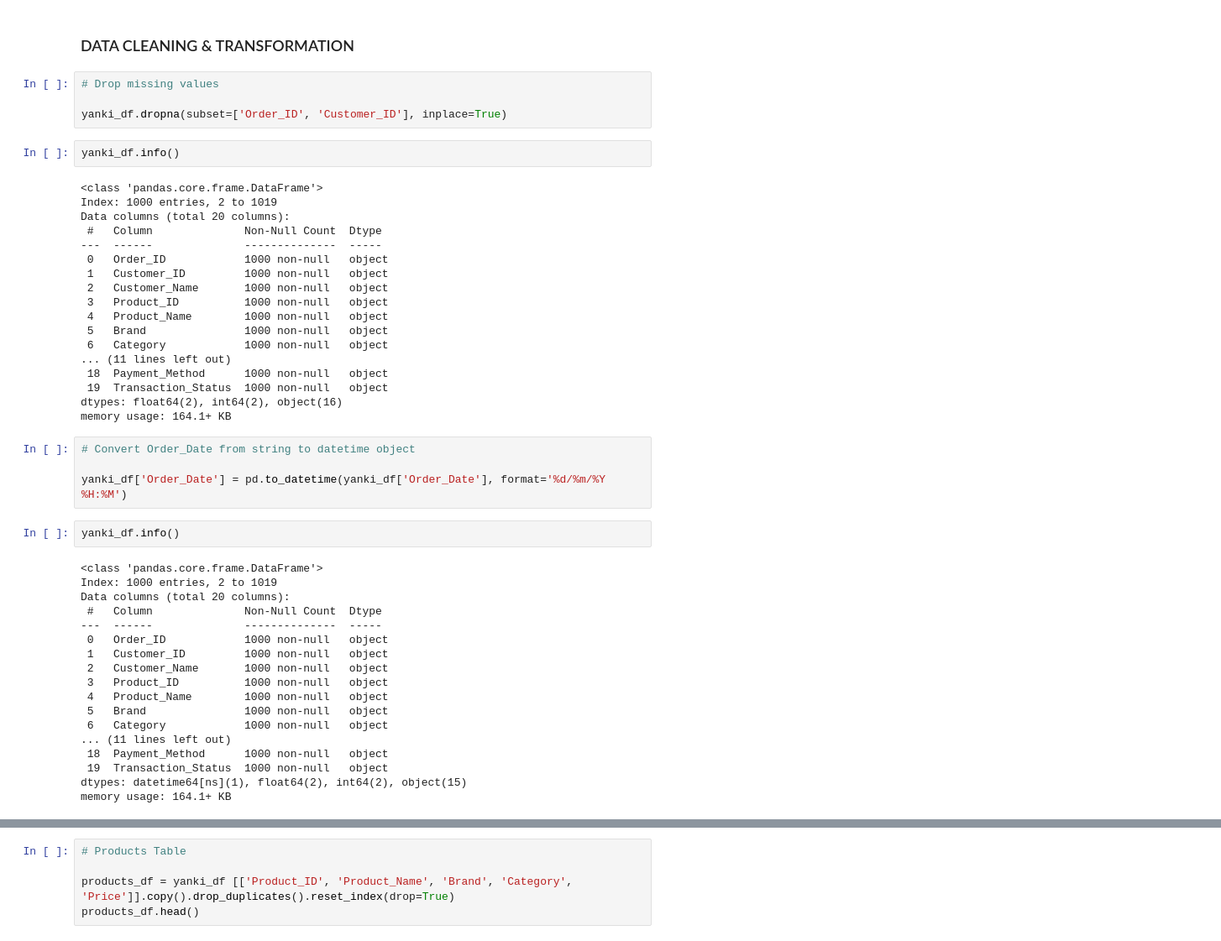
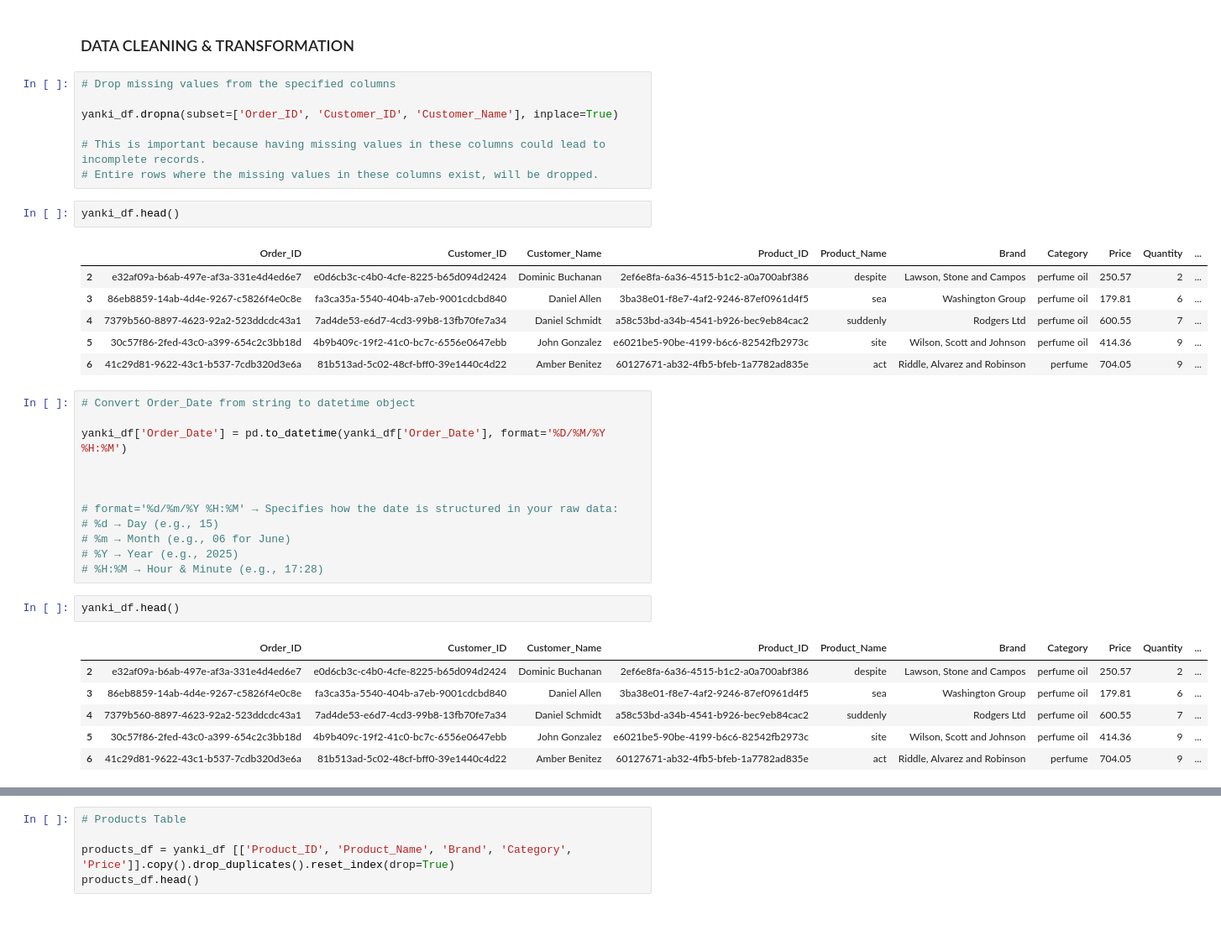
Before and after one commit to chiefnarx/Yanki_Ecommerce, a Jupyter notebook: yanki_etl.ipynb, the cells around one changed output, grey strips where cells are left out. Shown at 84% size. Saved outputs shown, nothing was run; the diff lists cells and outputs as text; blank space fills up the shorter version.

```diff
--- a/yanki_etl.ipynb
+++ b/yanki_etl.ipynb
@@ -47,51 +47,40 @@ Index(['Order_ID', 'Customer_ID', 'Customer_Name', 'Product_ID',
       dtype='object')
 # %% [markdown]
 ### DATA CLEANING & TRANSFORMATION
-# %%
-# Drop missing values
-
-yanki_df.dropna(subset=['Order_ID', 'Customer_ID'], inplace=True)
+# %%
+# Drop missing values from the specified columns
+
+yanki_df.dropna(subset=['Order_ID', 'Customer_ID', 'Customer_Name'], inplace=True)
+
+# This is important because having missing values in these columns could lead to incomplete records.
+# Entire rows where the missing values in these columns exist, will be dropped.
 # %%
-yanki_df.info()
+yanki_df.head()
 # %% [output]
-<class 'pandas.core.frame.DataFrame'>
-Index: 1000 entries, 2 to 1019
-Data columns (total 20 columns):
- #   Column              Non-Null Count  Dtype
----  ------              --------------  -----
- 0   Order_ID            1000 non-null   object
- 1   Customer_ID         1000 non-null   object
- 2   Customer_Name       1000 non-null   object
- 3   Product_ID          1000 non-null   object
- 4   Product_Name        1000 non-null   object
- 5   Brand               1000 non-null   object
- 6   Category            1000 non-null   object
-... (11 lines left out)
- 18  Payment_Method      1000 non-null   object
- 19  Transaction_Status  1000 non-null   object
-dtypes: float64(2), int64(2), object(16)
-memory usage: 164.1+ KB
+|  | Order_ID | Customer_ID | Customer_Name | Product_ID | Product_Name | Brand | Category | Price | Quantity | ... |
+| 2 | e32af09a-b6ab-497e-af3a-331e4d4ed6e7 | e0d6cb3c-c4b0-4cfe-8225-b65d094d2424 | Dominic Buchanan | 2ef6e8fa-6a36-4515-b1c2-a0a700abf386 | despite | Lawson, Stone and Campos | perfume oil | 250.57 | 2 | ... |
+| 3 | 86eb8859-14ab-4d4e-9267-c5826f4e0c8e | fa3ca35a-5540-404b-a7eb-9001cdcbd840 | Daniel Allen | 3ba38e01-f8e7-4af2-9246-87ef0961d4f5 | sea | Washington Group | perfume oil | 179.81 | 6 | ... |
+| 4 | 7379b560-8897-4623-92a2-523ddcdc43a1 | 7ad4de53-e6d7-4cd3-99b8-13fb70fe7a34 | Daniel Schmidt | a58c53bd-a34b-4541-b926-bec9eb84cac2 | suddenly | Rodgers Ltd | perfume oil | 600.55 | 7 | ... |
+| 5 | 30c57f86-2fed-43c0-a399-654c2c3bb18d | 4b9b409c-19f2-41c0-bc7c-6556e0647ebb | John Gonzalez | e6021be5-90be-4199-b6c6-82542fb2973c | site | Wilson, Scott and Johnson | perfume oil | 414.36 | 9 | ... |
+| 6 | 41c29d81-9622-43c1-b537-7cdb320d3e6a | 81b513ad-5c02-48cf-bff0-39e1440c4d22 | Amber Benitez | 60127671-ab32-4fb5-bfeb-1a7782ad835e | act | Riddle, Alvarez and Robinson | perfume | 704.05 | 9 | ... |
 # %%
 # Convert Order_Date from string to datetime object
 
-yanki_df['Order_Date'] = pd.to_datetime(yanki_df['Order_Date'], format='%d/%m/%Y %H:%M')
+yanki_df['Order_Date'] = pd.to_datetime(yanki_df['Order_Date'], format='%D/%M/%Y %H:%M')
+
+
+
+# format='%d/%m/%Y %H:%M' → Specifies how the date is structured in your raw data:
+# %d → Day (e.g., 15)
+# %m → Month (e.g., 06 for June)
+# %Y → Year (e.g., 2025)
+# %H:%M → Hour & Minute (e.g., 17:28)
 # %%
-yanki_df.info()
+yanki_df.head()
 # %% [output]
-<class 'pandas.core.frame.DataFrame'>
-Index: 1000 entries, 2 to 1019
-Data columns (total 20 columns):
- #   Column              Non-Null Count  Dtype
----  ------              --------------  -----
- 0   Order_ID            1000 non-null   object
- 1   Customer_ID         1000 non-null   object
- 2   Customer_Name       1000 non-null   object
- 3   Product_ID          1000 non-null   object
- 4   Product_Name        1000 non-null   object
- 5   Brand               1000 non-null   object
- 6   Category            1000 non-null   object
-... (11 lines left out)
- 18  Payment_Method      1000 non-null   object
- 19  Transaction_Status  1000 non-null   object
-dtypes: datetime64[ns](1), float64(2), int64(2), object(15)
-memory usage: 164.1+ KB
+|  | Order_ID | Customer_ID | Customer_Name | Product_ID | Product_Name | Brand | Category | Price | Quantity | ... |
+| 2 | e32af09a-b6ab-497e-af3a-331e4d4ed6e7 | e0d6cb3c-c4b0-4cfe-8225-b65d094d2424 | Dominic Buchanan | 2ef6e8fa-6a36-4515-b1c2-a0a700abf386 | despite | Lawson, Stone and Campos | perfume oil | 250.57 | 2 | ... |
+| 3 | 86eb8859-14ab-4d4e-9267-c5826f4e0c8e | fa3ca35a-5540-404b-a7eb-9001cdcbd840 | Daniel Allen | 3ba38e01-f8e7-4af2-9246-87ef0961d4f5 | sea | Washington Group | perfume oil | 179.81 | 6 | ... |
+| 4 | 7379b560-8897-4623-92a2-523ddcdc43a1 | 7ad4de53-e6d7-4cd3-99b8-13fb70fe7a34 | Daniel Schmidt | a58c53bd-a34b-4541-b926-bec9eb84cac2 | suddenly | Rodgers Ltd | perfume oil | 600.55 | 7 | ... |
+| 5 | 30c57f86-2fed-43c0-a399-654c2c3bb18d | 4b9b409c-19f2-41c0-bc7c-6556e0647ebb | John Gonzalez | e6021be5-90be-4199-b6c6-82542fb2973c | site | Wilson, Scott and Johnson | perfume oil | 414.36 | 9 | ... |
+| 6 | 41c29d81-9622-43c1-b537-7cdb320d3e6a | 81b513ad-5c02-48cf-bff0-39e1440c4d22 | Amber Benitez | 60127671-ab32-4fb5-bfeb-1a7782ad835e | act | Riddle, Alvarez and Robinson | perfume | 704.05 | 9 | ... |
```
Also changed, not shown: parts of 15 cells of this notebook, 1 other file.
